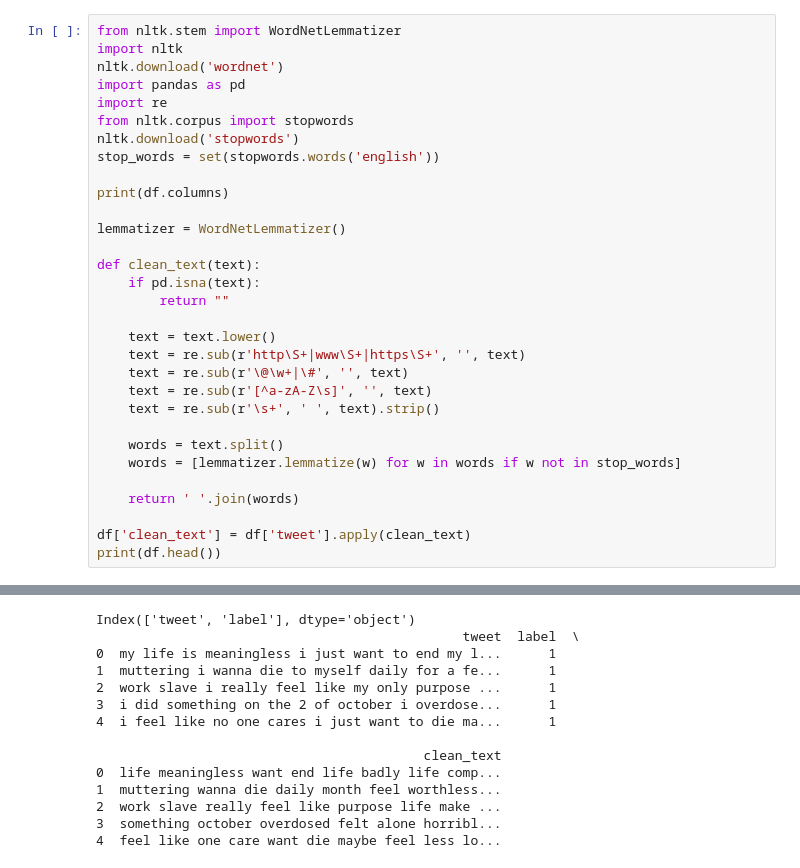
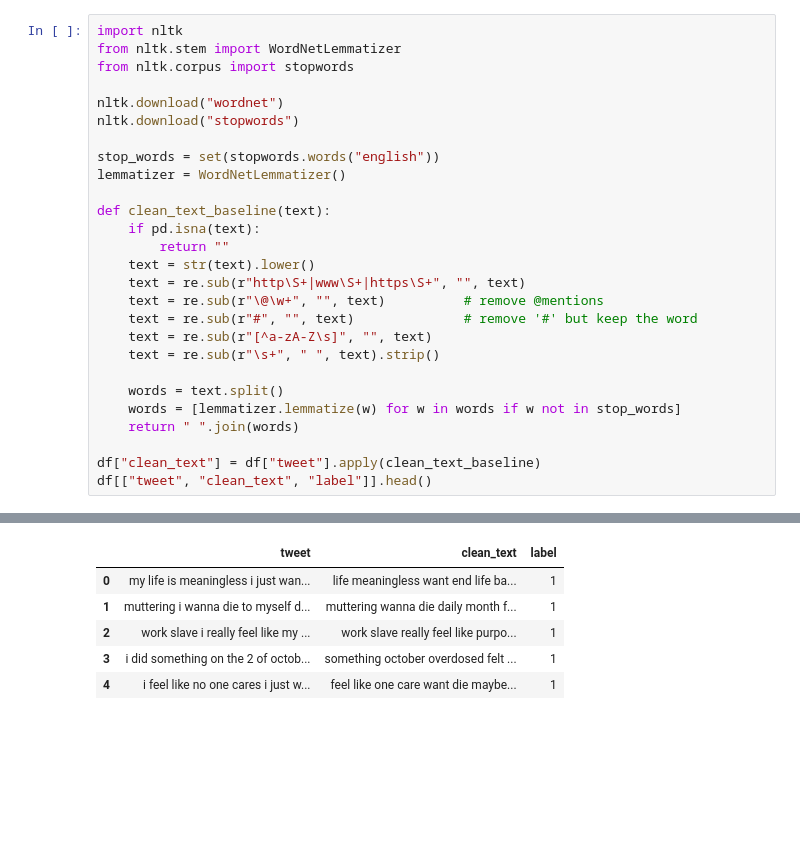
Before and after one commit to naikwadesharvil/mental-health-detection-nlp, a Jupyter notebook: 01_data_exploration.ipynb, the cells around one changed output, grey strips where cells are left out. Drawn from its saved outputs; the diff is of its cells as text; blank space fills up the shorter version.

```diff
--- a/01_data_exploration.ipynb
+++ b/01_data_exploration.ipynb
@@ -104,35 +116,31 @@ dtype: int64
 Normal Posts: 56.16%
 Depressed Posts: 43.84%
 # %%
+import nltk
 from nltk.stem import WordNetLemmatizer
-import nltk
-nltk.download('wordnet')
-import pandas as pd
-import re
 from nltk.corpus import stopwords
-nltk.download('stopwords')
-stop_words = set(stopwords.words('english'))
 
-print(df.columns)
+nltk.download("wordnet")
+nltk.download("stopwords")
 
+stop_words = set(stopwords.words("english"))
 lemmatizer = WordNetLemmatizer()
 
-def clean_text(text):
+def clean_text_baseline(text):
     if pd.isna(text):
         return ""
-
-    text = text.lower()
-    text = re.sub(r'http\S+|www\S+|https\S+', '', text)
-    text = re.sub(r'\@\w+|\#', '', text)
-    text = re.sub(r'[^a-zA-Z\s]', '', text)
-    text = re.sub(r'\s+', ' ', text).strip()
+    text = str(text).lower()
+    text = re.sub(r"http\S+|www\S+|https\S+", "", text)
+    text = re.sub(r"\@\w+", "", text)          # remove @mentions
+    text = re.sub(r"#", "", text)              # remove '#' but keep the word
+    text = re.sub(r"[^a-zA-Z\s]", "", text)
+    text = re.sub(r"\s+", " ", text).strip()
 
     words = text.split()
     words = [lemmatizer.lemmatize(w) for w in words if w not in stop_words]
+    return " ".join(words)
 
-    return ' '.join(words)
-
-df['clean_text'] = df['tweet'].apply(clean_text)
-print(df.head())
+df["clean_text"] = df["tweet"].apply(clean_text_baseline)
+df[["tweet", "clean_text", "label"]].head()
 # %% [output]
 [nltk_data] Downloading package wordnet to /root/nltk_data...
@@ -141,16 +150,8 @@ print(df.head())
-Index(['tweet', 'label'], dtype='object')
-                                               tweet  label  \
-0  my life is meaningless i just want to end my l...      1
-1  muttering i wanna die to myself daily for a fe...      1
-2  work slave i really feel like my only purpose ...      1
-3  i did something on the 2 of october i overdose...      1
-4  i feel like no one cares i just want to die ma...      1
-
-                                          clean_text
-0  life meaningless want end life badly life comp...
-1  muttering wanna die daily month feel worthless...
-2  work slave really feel like purpose life make ...
-3  something october overdosed felt alone horribl...
-4  feel like one care want die maybe feel less lo...
+|  | tweet | clean_text | label |
+| 0 | my life is meaningless i just wan... | life meaningless want end life ba... | 1 |
+| 1 | muttering i wanna die to myself d... | muttering wanna die daily month f... | 1 |
+| 2 | work slave i really feel like my ... | work slave really feel like purpo... | 1 |
+| 3 | i did something on the 2 of octob... | something october overdosed felt ... | 1 |
+| 4 | i feel like no one cares i just w... | feel like one care want die maybe... | 1 |
 # %%
 from wordcloud import WordCloud
```
Also changed, not shown: parts of 20 cells of this notebook.
